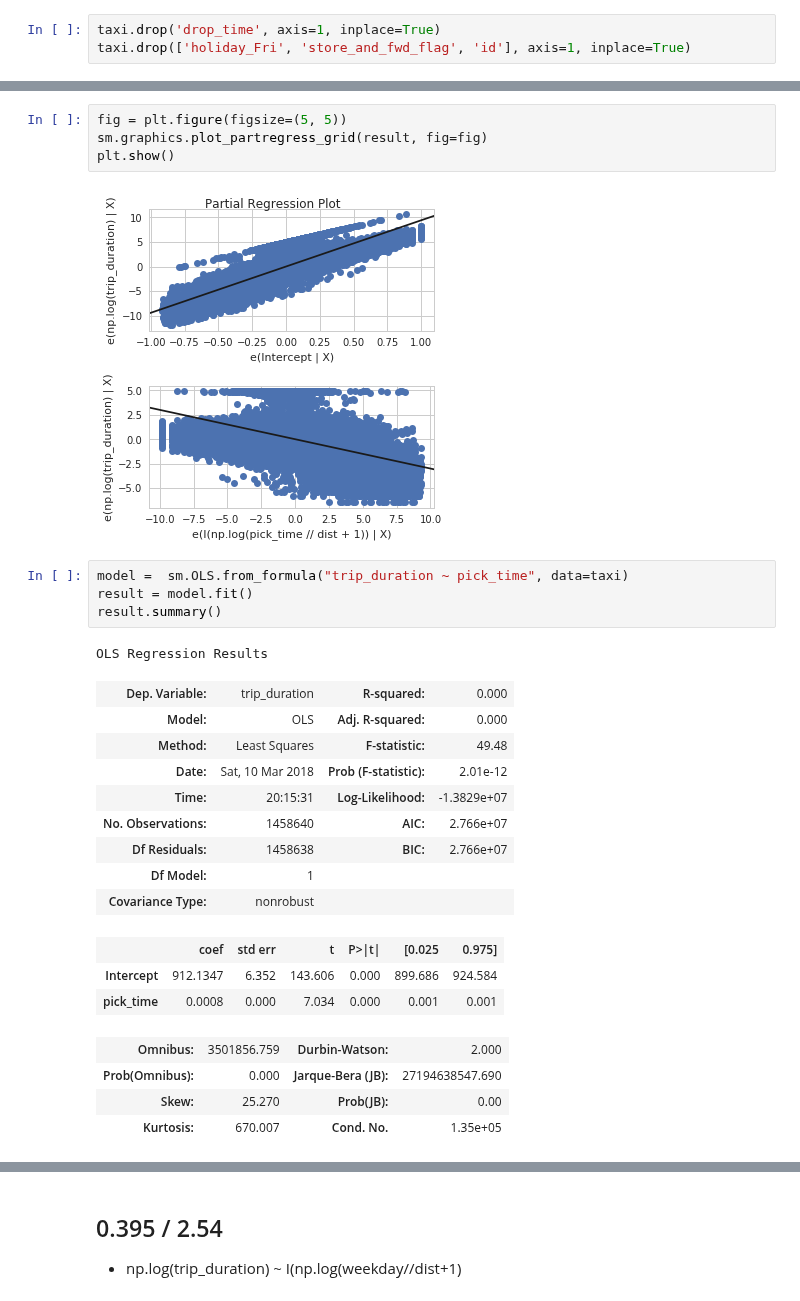
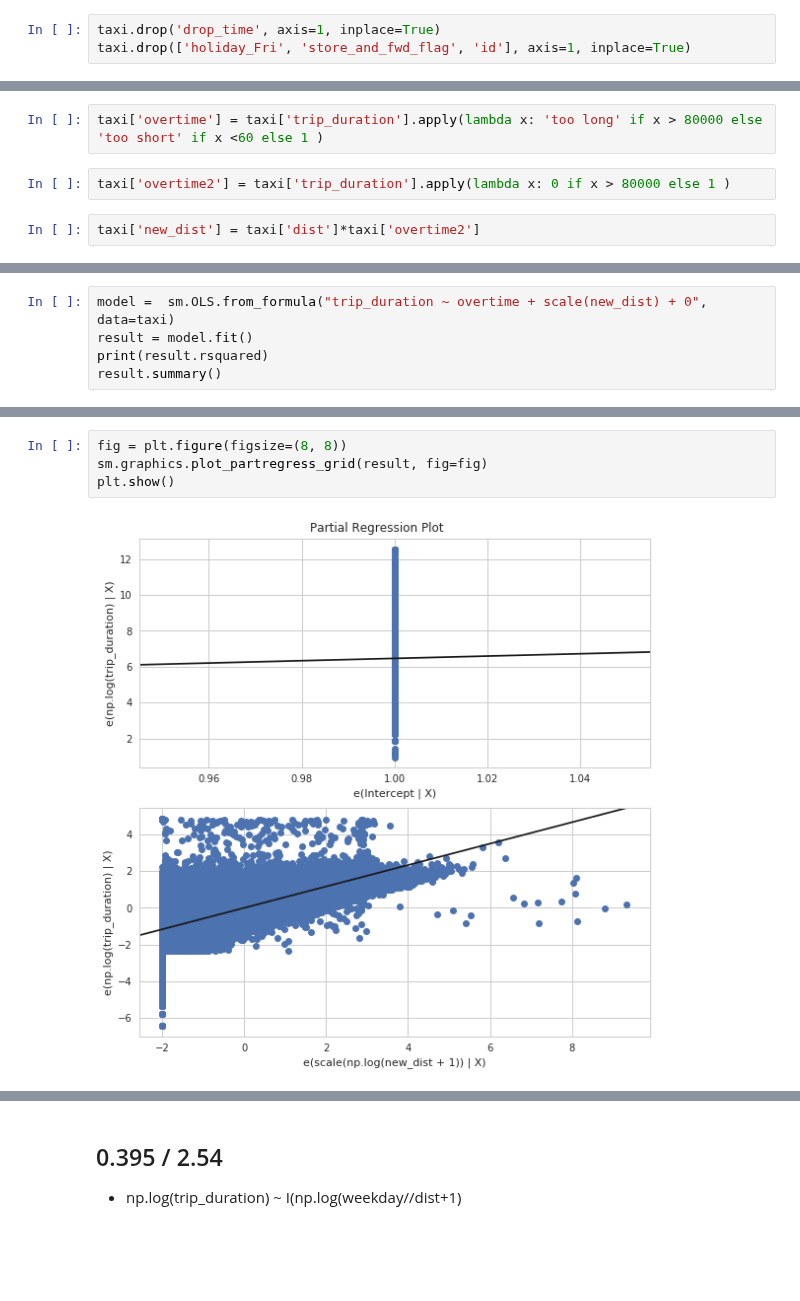
Before and after one commit to Moons08/dss-project-taxi, a Jupyter notebook: Mk/fitting.ipynb, the cells around one changed output, grey strips where cells are left out. Drawn from its saved outputs; the diff is of its cells as text; blank space fills up the shorter version.

Commit message:
add overtime category

```diff
--- a/Mk/fitting.ipynb
+++ b/Mk/fitting.ipynb
@@ -53,0 +119,6 @@ len(Dropped)
+# %%
+taxi['overtime'] = taxi['trip_duration'].apply(lambda x: 'too long' if x > 80000 else 'too short' if x <60 else 1 )
+# %%
+taxi['overtime2'] = taxi['trip_duration'].apply(lambda x: 0 if x > 80000 else 1 )
+# %%
+taxi['new_dist'] = taxi['dist']*taxi['overtime2']
@@ -85,0 +182,5 @@ OLS Regression Results
+# %%
+model =  sm.OLS.from_formula("trip_duration ~ overtime + scale(new_dist) + 0", data=taxi)
+result = model.fit()
+print(result.rsquared)
+result.summary()
@@ -86,28 +208,6 @@ OLS Regression Results
 # %%
-fig = plt.figure(figsize=(5, 5))
+fig = plt.figure(figsize=(8, 8))
 sm.graphics.plot_partregress_grid(result, fig=fig)
 plt.show()
 # %% [output]
-[figure, old version]
+[figure, new version]
-# %%
-model =  sm.OLS.from_formula("trip_duration ~ pick_time", data=taxi)
-result = model.fit()
-result.summary()
-# %% [output]
-OLS Regression Results
-| Dep. Variable: | trip_duration | R-squared: | 0.000 |
-| Model: | OLS | Adj. R-squared: | 0.000 |
-| Method: | Least Squares | F-statistic: | 49.48 |
-| Date: | Sat, 10 Mar 2018 | Prob (F-statistic): | 2.01e-12 |
-| Time: | 20:15:31 | Log-Likelihood: | -1.3829e+07 |
-| No. Observations: | 1458640 | AIC: | 2.766e+07 |
-| Df Residuals: | 1458638 | BIC: | 2.766e+07 |
-| Df Model: | 1 |  |  |
-| Covariance Type: | nonrobust |  |  |
-|  | coef | std err | t | P>|t| | [0.025 | 0.975] |
-| Intercept | 912.1347 | 6.352 | 143.606 | 0.000 | 899.686 | 924.584 |
-| pick_time | 0.0008 | 0.000 | 7.034 | 0.000 | 0.001 | 0.001 |
-| Omnibus: | 3501856.759 | Durbin-Watson: | 2.000 |
-| Prob(Omnibus): | 0.000 | Jarque-Bera (JB): | 27194638547.690 |
-| Skew: | 25.270 | Prob(JB): | 0.00 |
-| Kurtosis: | 670.007 | Cond. No. | 1.35e+05 |
```
Also changed, not shown: parts of 26 cells of this notebook.
